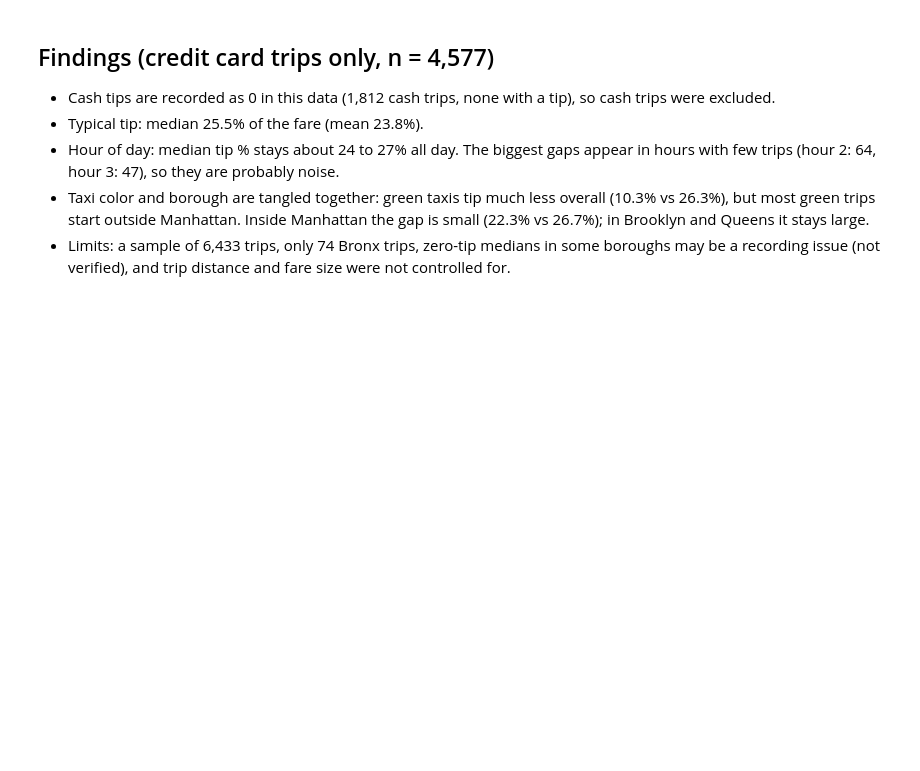
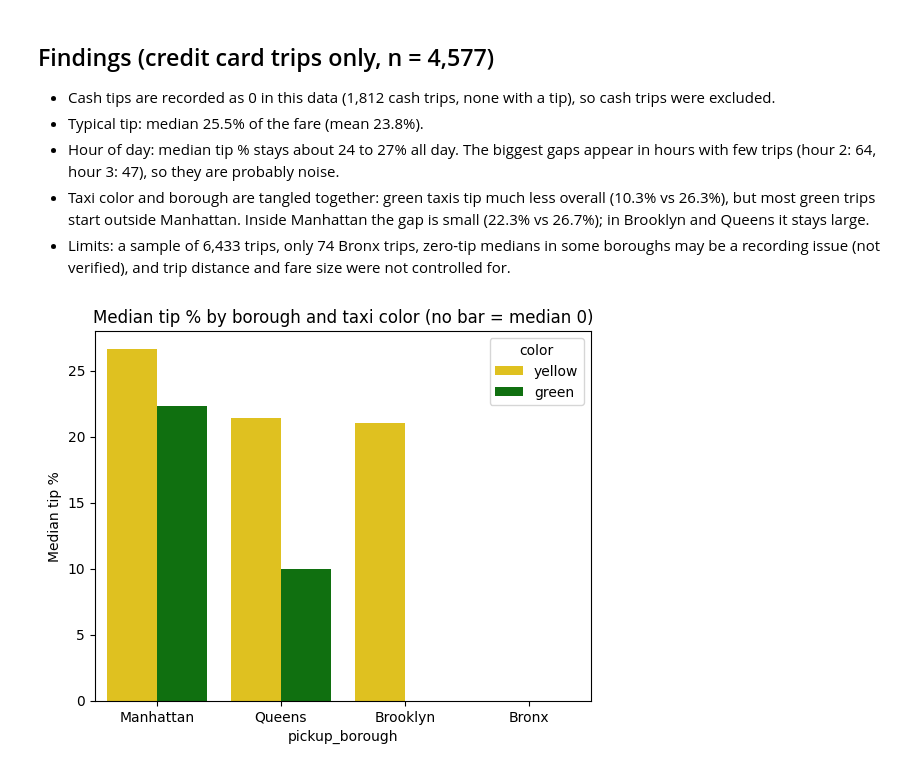
Before and after one commit to Bilal-data/nyc-taxi-tip-analysis, a Jupyter notebook: nyc_taxi_tip_analysis.ipynb, the cells around one changed output. Cells and saved outputs as stored; diff of their text form; code cells hidden in the pictures; blank space fills up the shorter version.

Commit message:
Add bar chart

```diff
--- a/nyc_taxi_tip_analysis.ipynb
+++ b/nyc_taxi_tip_analysis.ipynb
@@ -168,3 +168,15 @@ card.groupby(["pickup_borough", "color"])["tip_pct"].agg(["count", "median"])
 - Hour of day: median tip % stays about 24 to 27% all day. The biggest gaps appear in hours with few trips (hour 2: 64, hour 3: 47), so they are probably noise.
 - Taxi color and borough are tangled together: green taxis tip much less overall (10.3% vs 26.3%), but most green trips start outside Manhattan. Inside Manhattan the gap is small (22.3% vs 26.7%); in Brooklyn and Queens it stays large.
 - Limits: a sample of 6,433 trips, only 74 Bronx trips, zero-tip medians in some boroughs may be a recording issue (not verified), and trip distance and fare size were not controlled for.
+# %%
+import matplotlib.pyplot as plt
+
+sns.barplot(data=card, x="pickup_borough", y="tip_pct", hue="color",
+            order=["Manhattan", "Queens", "Brooklyn", "Bronx"],
+            palette={"yellow": "gold", "green": "green"},
+            estimator="median", errorbar=None)
+plt.title("Median tip % by borough and taxi color (no bar = median 0)")
+plt.ylabel("Median tip %")
+plt.show()
+# %% [output]
+[figure, added]
```
